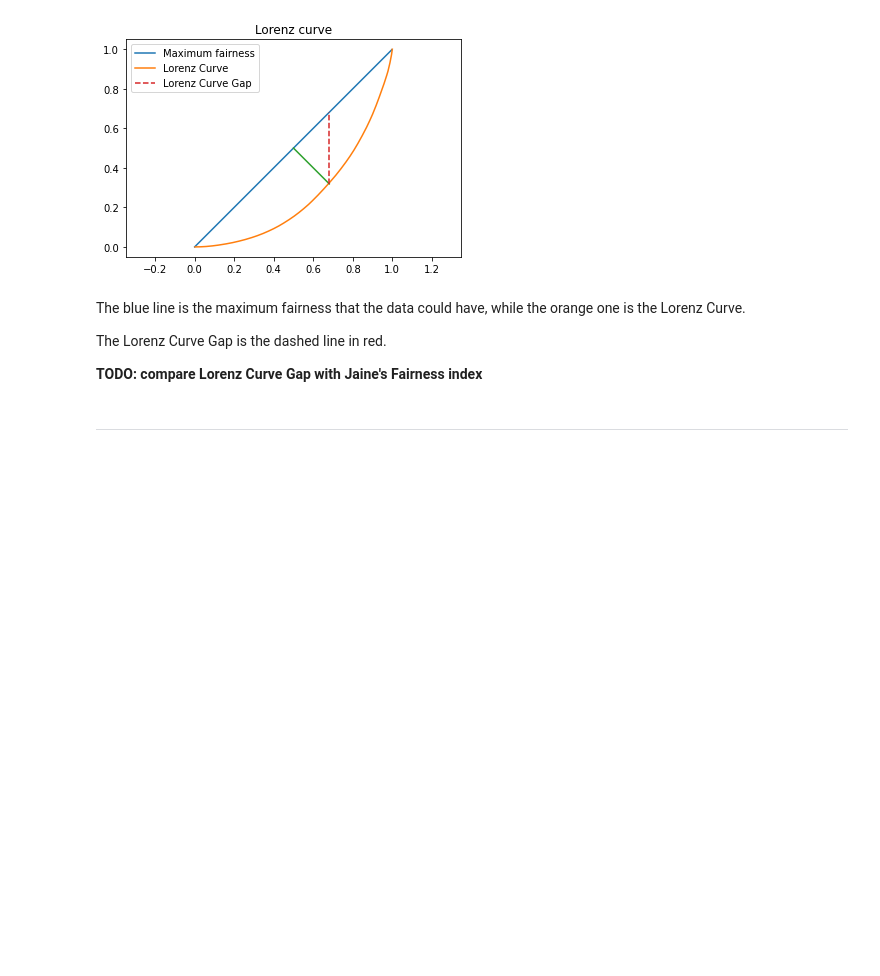
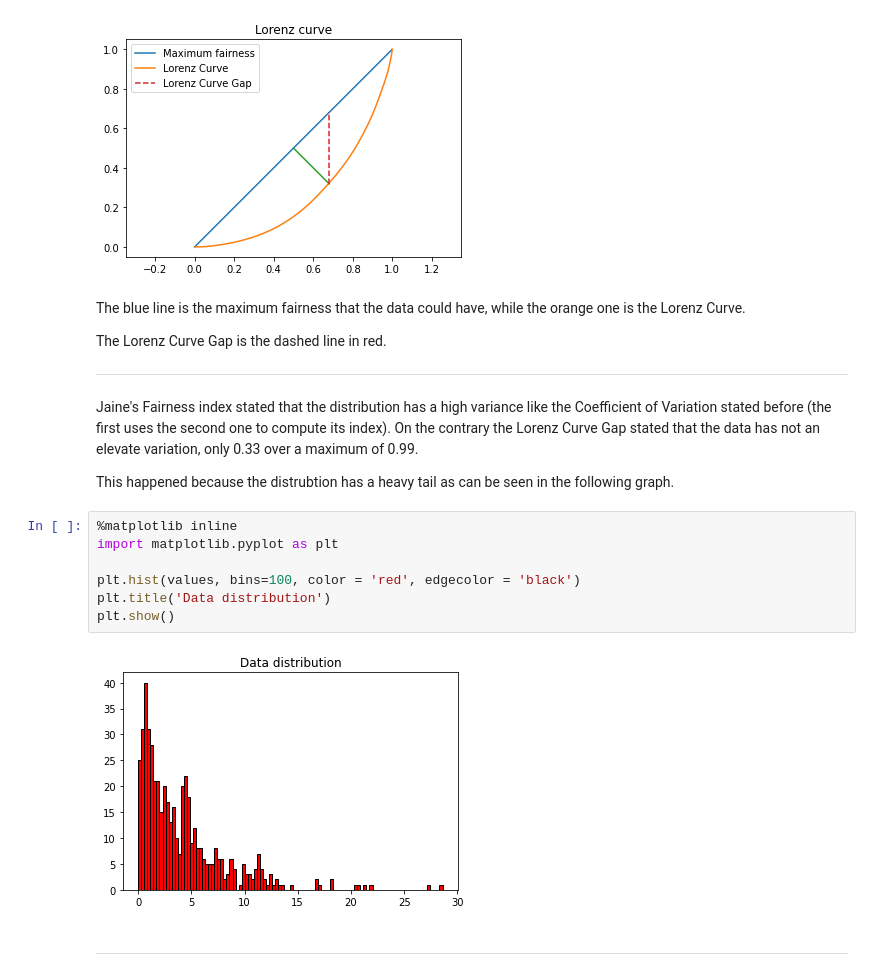
Before and after one commit to davidezanella/spe-assignments, a Jupyter notebook: Homework 1/consegna/report.ipynb, the cells around one changed output. Saved outputs shown, nothing was run; the diff lists cells and outputs as text; blank space fills up the shorter version.

```diff
--- a/Homework 1/consegna/report.ipynb
+++ b/Homework 1/consegna/report.ipynb
@@ -371,7 +371,19 @@ The blue line is the maximum fairness that the data could have, while the orange
 
 The Lorenz Curve Gap is the dashed line in red.
 
-**TODO: compare Lorenz Curve Gap with Jaine's Fairness index**
+***
+Jaine's Fairness index stated that the distribution has a high variance like the Coefficient of Variation stated before (the first uses the second one to compute its index). On the contrary the Lorenz Curve Gap stated that the data has not an elevate variation, only 0.33 over a maximum of 0.99.
+
+This happened because the distrubtion has a heavy tail as can be seen in the following graph.
+# %%
+%matplotlib inline
+import matplotlib.pyplot as plt
+
+plt.hist(values, bins=100, color = 'red', edgecolor = 'black')
+plt.title('Data distribution')
+plt.show()
+# %% [output]
+[figure, added]
 # %% [markdown]
 ***
 # %% [markdown]
```
Also changed, not shown: parts of 3 cells of this notebook.
